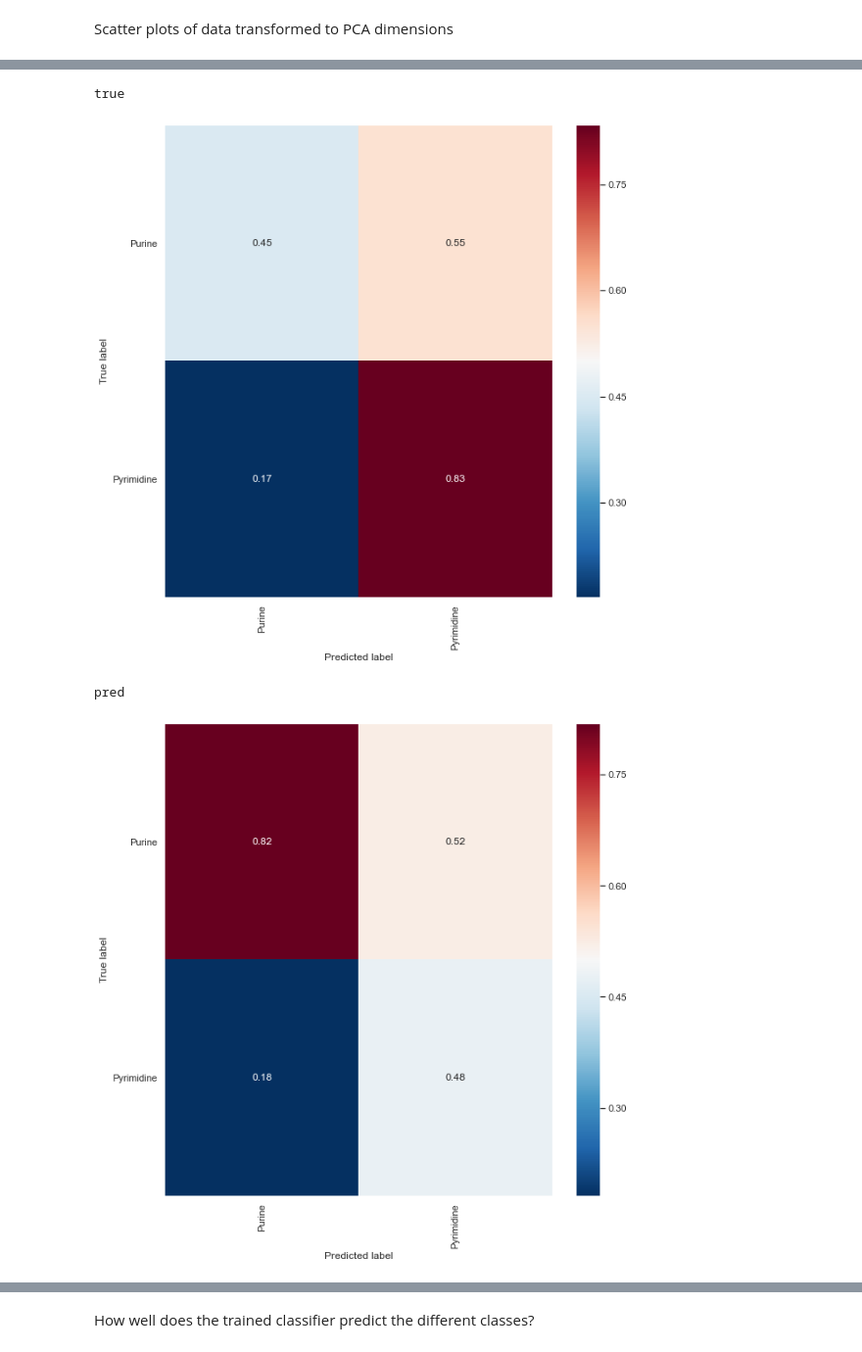
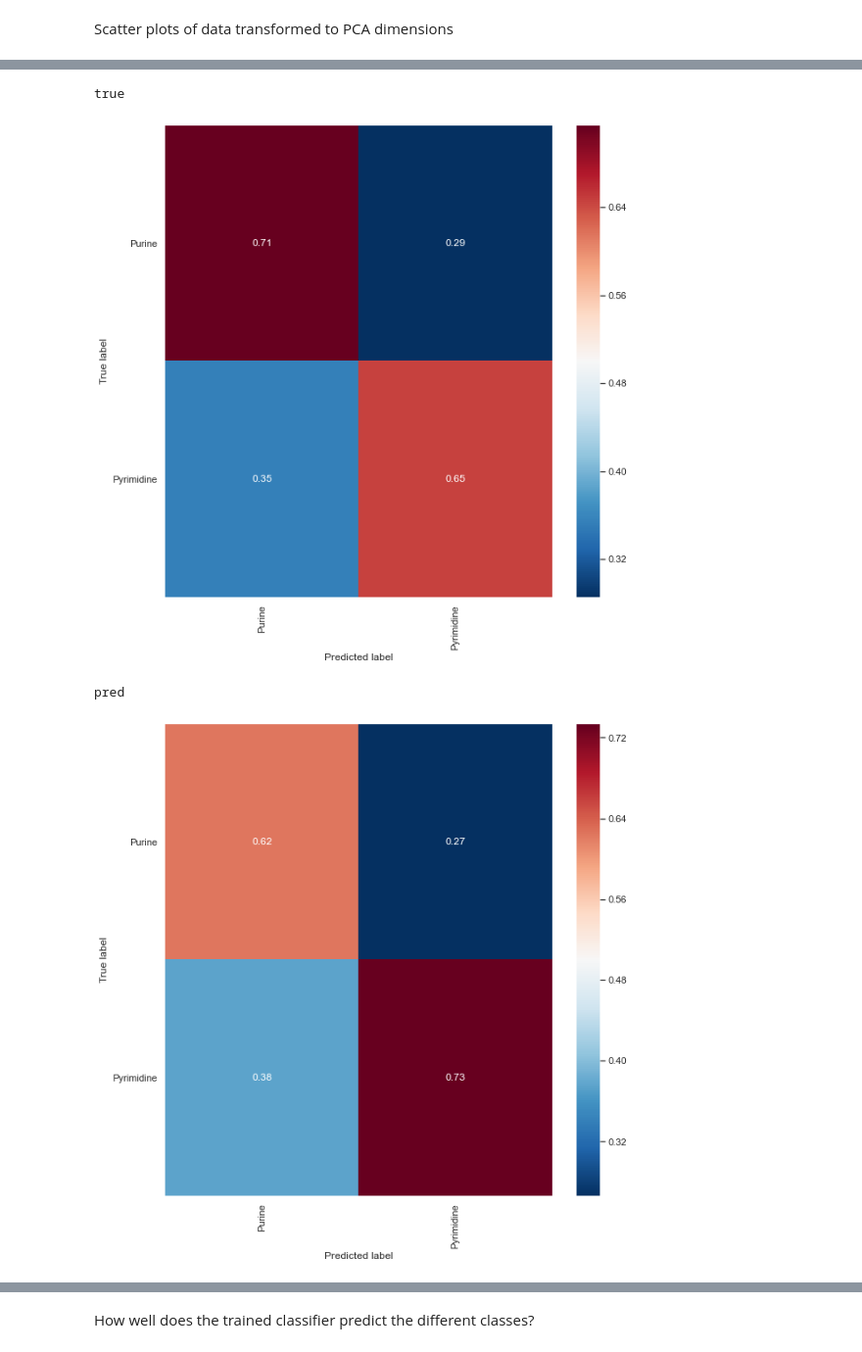
Before and after one commit to woolfson-group/array_sensing, a Jupyter notebook: NNs_analysis.ipynb, the cells around one changed output, grey strips where cells are left out. Shown at 98% size. Saved outputs shown, nothing was run; the diff lists cells and outputs as text; code cells hidden in the pictures.

```diff
--- a/NNs_analysis.ipynb
+++ b/NNs_analysis.ipynb
@@ -736,3 +843,3 @@ x_train_pca = plot_scatter(
 # %%
-n_components = 5
+n_components = 14
 # %% [markdown]
@@ -757,10 +864,9 @@ log_reg = LogisticRegression(n_jobs=-1)
 knn = KNeighborsClassifier(metric='minkowski', n_jobs=-1)
 linear_svc = LinearSVC(dual=False)
 svc = SVC()
-random_forest = RandomForestClassifier(n_jobs=-1)
 naive_bayes = GaussianNB()
 
-algorithms = [log_reg, knn, naive_bayes, linear_svc, svc, random_forest]
+algorithms = [log_reg, knn, naive_bayes, linear_svc, svc]
 for algorithm in algorithms:
     params = ml.define_tuned_model_params(clf=algorithm, x_train=ml.train_x)  # Actual number of x samples will be
     # different owing to oversampling, but don't want to hard code this selection into the pipeline, so for now
@@ -846,8 +934,8 @@ fixed_params = ml.define_fixed_model_params(clf=SVC())
 random_tuned_params = ml.define_tuned_model_params(clf=SVC(), x_train=ml.train_x)
 
 svc_random_search = ml.run_ml(
-    clf=SVC, x_train=ml.train_x, y_train=ml.train_y, train_groups=None, x_test=ml.test_x, y_test=ml.test_y,
-    n_components_pca=n_components, run='random search', fixed_params=fixed_params,
+    clf=SVC, x_train=ml.train_x, y_train=ml.train_y, train_groups=None, x_test=ml.test_x,
+    y_test=ml.test_y, n_components_pca=n_components, run='random search', fixed_params=fixed_params,
     tuned_params=random_tuned_params, train_scoring_func='accuracy', test_scoring_funcs=None,
     resampling_method=['no_balancing'], n_iter='', cv_folds=cv_folds
 )
@@ -858,12 +946,12 @@ Best score: 0.7175384615384616
 # %%
-grid_tuned_params = {'C': np.linspace(0.05, 1, 20),
-                     'gamma': np.linspace(0.005, 0.1, 20)}
+grid_tuned_params = {'C': np.linspace(0.1, 50, 500),
+                     'gamma': np.linspace(0.001, 0.1, 100)}
 
 svc_grid_search = ml.run_ml(
-    clf=SVC, x_train=ml.train_x, y_train=ml.train_y, train_groups=None, x_test=ml.test_x, y_test=ml.test_y,
-    n_components_pca=n_components, run='grid search', fixed_params=fixed_params, tuned_params=grid_tuned_params,
-    train_scoring_func='accuracy', test_scoring_funcs=None, resampling_method=['no_balancing'], n_iter='',
-    cv_folds=cv_folds
+    clf=SVC, x_train=ml.train_x, y_train=ml.train_y, train_groups=None, x_test=ml.test_x,
+    y_test=ml.test_y, n_components_pca=n_components, run='grid search', fixed_params=fixed_params,
+    tuned_params=grid_tuned_params, train_scoring_func='accuracy', test_scoring_funcs=None,
+    resampling_method=['no_balancing'], n_iter='', cv_folds=cv_folds
 )
 # %% [output]
 Grid search with cross-validation results:
@@ -876,6 +964,6 @@ Best score: 0.7033846153846154
 # %%
-final_params = {'C': 0.9,
-                'gamma': 0.02}
+final_params = {'C': 15.5,
+                'gamma': 0.011}
 
 scoring_funcs={accuracy_score: {},
                recall_score: {'average': 'macro'},
@@ -884,9 +972,9 @@ scoring_funcs={accuracy_score: {},
                cohen_kappa_score: {}}
 
 svc_clf, train_scores, test_scores, predictions = ml.run_ml(
-    clf=SVC, x_train=ml.train_x, y_train=ml.train_y, train_groups=None, x_test=ml.test_x, y_test=ml.test_y,
-    n_components_pca=n_components, run='train', fixed_params=fixed_params, tuned_params=final_params,
-    train_scoring_func='accuracy', test_scoring_funcs=scoring_funcs, resampling_method=['no_balancing'],
-    n_iter=n_iter, cv_folds=cv_folds
+    clf=SVC, x_train=ml.train_x, y_train=ml.train_y, train_groups=None, x_test=ml.test_x,
+    y_test=ml.test_y, n_components_pca=n_components, run='train', fixed_params=fixed_params,
+    tuned_params=final_params, train_scoring_func='accuracy', test_scoring_funcs=scoring_funcs,
+    resampling_method=['no_balancing'], n_iter='', cv_folds=cv_folds
 )
 # %% [output]
@@ -901,4 +989,4 @@ None
 true
-[figure, old version]
+[figure, new version]
 pred
-[figure, old version]
+[figure, new version]
```
Also changed, not shown: parts of 71 cells of this notebook, 32 other files.
